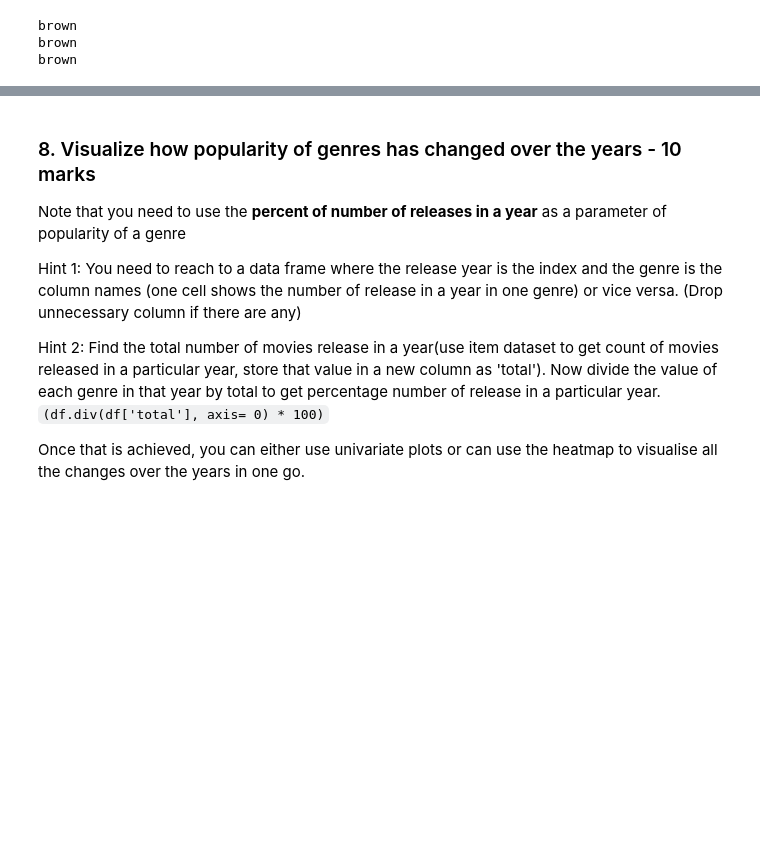
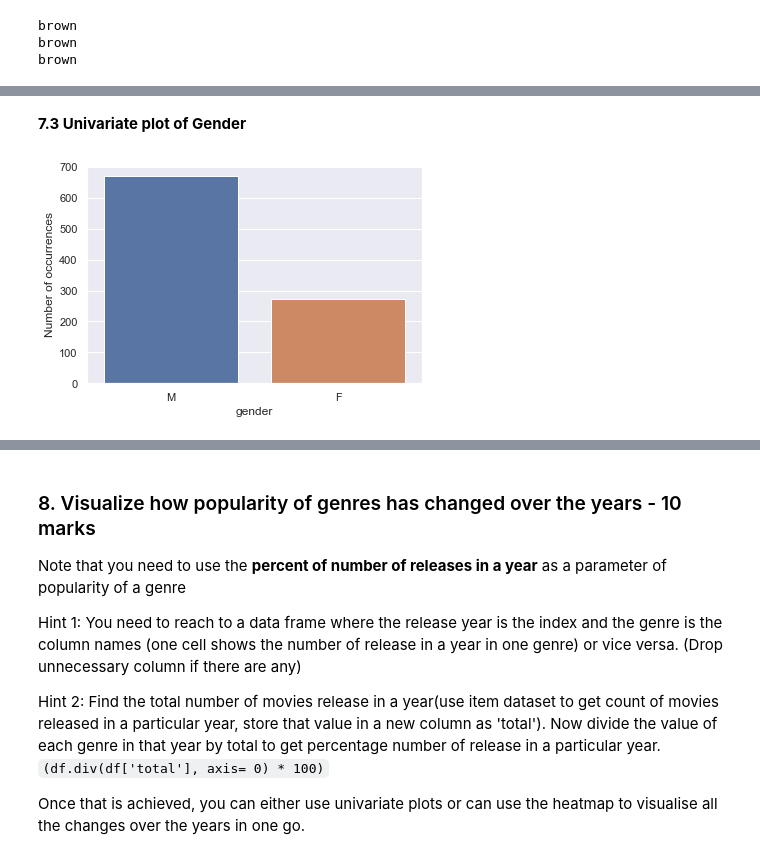
Before and after one commit to Oris-DevOps/AI_ML-MovieLens-Data-Analysis, a Jupyter notebook: MovieLens_Project_Question_Notebook.ipynb, the cells around one changed output, grey strips where cells are left out. Saved outputs shown, nothing was run; the diff lists cells and outputs as text; code cells hidden in the pictures; blank space fills up the shorter version.

```diff
--- a/MovieLens_Project_Question_Notebook.ipynb
+++ b/MovieLens_Project_Question_Notebook.ipynb
@@ -285,0 +572,7 @@ brown
+# %% [markdown]
+**7.3 Univariate plot of Gender**
+# %%
+genderplot=sns.countplot(userDf['gender']);
+genderplot.set(xlabel='gender', ylabel='Number of occurrences');#usign matplotlib package to display the x & y axis
+# %% [output]
+[figure, added]
```
Also changed, not shown: parts of 97 cells of this notebook.
